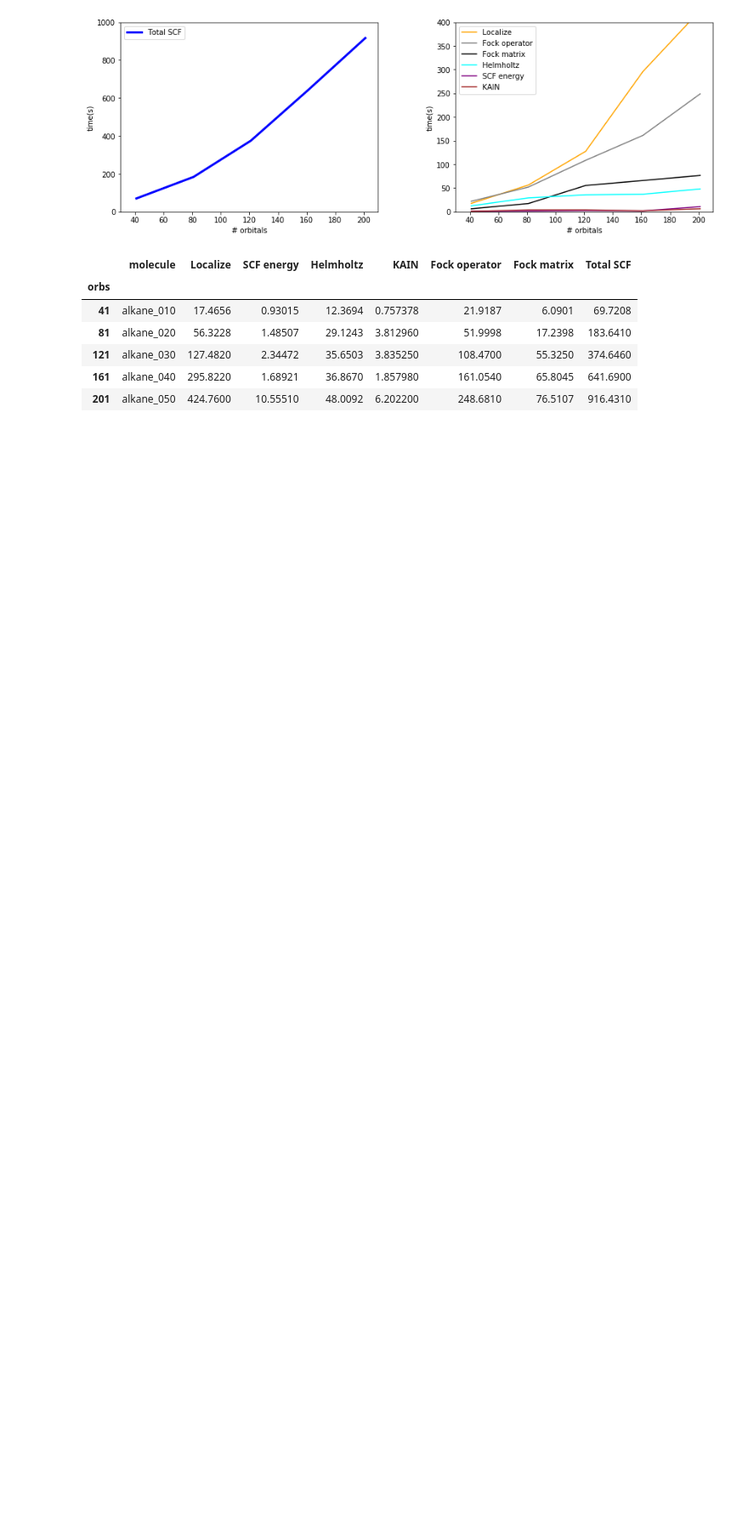
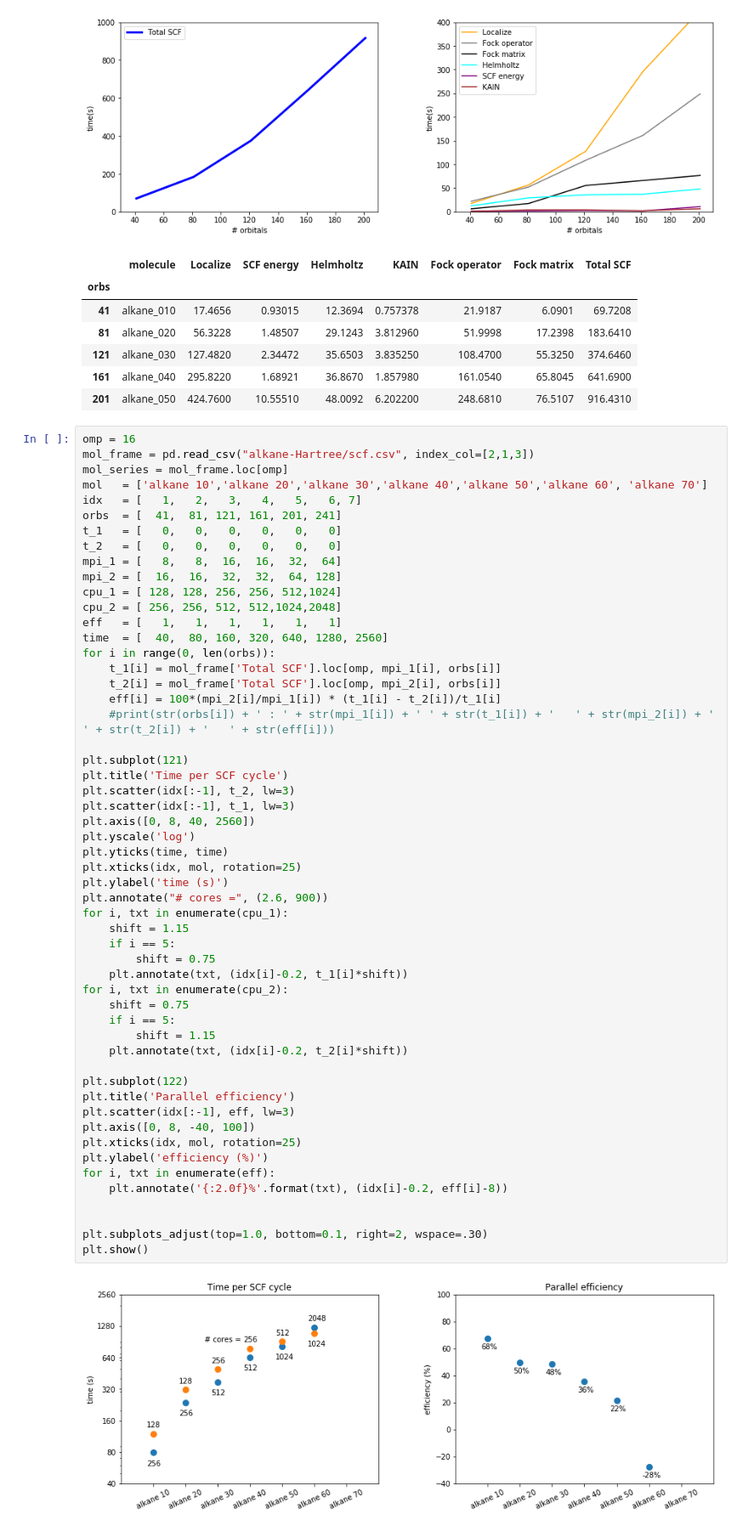
Before and after one commit to MRChemSoft/mrchem-benchmark, a Jupyter notebook: hartree.ipynb, the cells around one changed output. Shown at 85% size. Drawn from its saved outputs; the diff is of its cells as text; blank space fills up the shorter version.

Commit message:
Add weak scaling plot

```diff
--- a/hartree.ipynb
+++ b/hartree.ipynb
@@ -246,3 +246,59 @@ mol_frame.loc[mpi,omp,:]
 | 121 | alkane_030 | 127.4820 | 2.34472 | 35.6503 | 3.835250 | 108.4700 | 55.3250 | 374.6460 |
 | 161 | alkane_040 | 295.8220 | 1.68921 | 36.8670 | 1.857980 | 161.0540 | 65.8045 | 641.6900 |
 | 201 | alkane_050 | 424.7600 | 10.55510 | 48.0092 | 6.202200 | 248.6810 | 76.5107 | 916.4310 |
+# %%
+omp = 16
+mol_frame = pd.read_csv("alkane-Hartree/scf.csv", index_col=[2,1,3])
+mol_series = mol_frame.loc[omp]
+mol   = ['alkane 10','alkane 20','alkane 30','alkane 40','alkane 50','alkane 60', 'alkane 70']
+idx   = [   1,   2,   3,   4,   5,   6, 7]
+orbs  = [  41,  81, 121, 161, 201, 241]
+t_1   = [   0,   0,   0,   0,   0,   0]
+t_2   = [   0,   0,   0,   0,   0,   0]
+mpi_1 = [   8,   8,  16,  16,  32,  64]
+mpi_2 = [  16,  16,  32,  32,  64, 128]
+cpu_1 = [ 128, 128, 256, 256, 512,1024]
+cpu_2 = [ 256, 256, 512, 512,1024,2048]
+eff   = [   1,   1,   1,   1,   1,   1]
+time  = [  40,  80, 160, 320, 640, 1280, 2560]
+for i in range(0, len(orbs)):
+    t_1[i] = mol_frame['Total SCF'].loc[omp, mpi_1[i], orbs[i]]
+    t_2[i] = mol_frame['Total SCF'].loc[omp, mpi_2[i], orbs[i]]
+    eff[i] = 100*(mpi_2[i]/mpi_1[i]) * (t_1[i] - t_2[i])/t_1[i]
+    #print(str(orbs[i]) + ' : ' + str(mpi_1[i]) + ' ' + str(t_1[i]) + '   ' + str(mpi_2[i]) + ' ' + str(t_2[i]) + '   ' + str(eff[i]))
+
+plt.subplot(121)
+plt.title('Time per SCF cycle')
+plt.scatter(idx[:-1], t_2, lw=3)
+plt.scatter(idx[:-1], t_1, lw=3)
+plt.axis([0, 8, 40, 2560])
+plt.yscale('log')
+plt.yticks(time, time)
+plt.xticks(idx, mol, rotation=25)
+plt.ylabel('time (s)')
+plt.annotate("# cores =", (2.6, 900))
+for i, txt in enumerate(cpu_1):
+    shift = 1.15
+    if i == 5:
+        shift = 0.75
+    plt.annotate(txt, (idx[i]-0.2, t_1[i]*shift))
+for i, txt in enumerate(cpu_2):
+    shift = 0.75
+    if i == 5:
+        shift = 1.15
+    plt.annotate(txt, (idx[i]-0.2, t_2[i]*shift))
+
+plt.subplot(122)
+plt.title('Parallel efficiency')
+plt.scatter(idx[:-1], eff, lw=3)
+plt.axis([0, 8, -40, 100])
+plt.xticks(idx, mol, rotation=25)
+plt.ylabel('efficiency (%)')
+for i, txt in enumerate(eff):
+    plt.annotate('{:2.0f}%'.format(txt), (idx[i]-0.2, eff[i]-8))
+
+
+plt.subplots_adjust(top=1.0, bottom=0.1, right=2, wspace=.30)
+plt.show()
+# %% [output]
+[figure, added]
```
